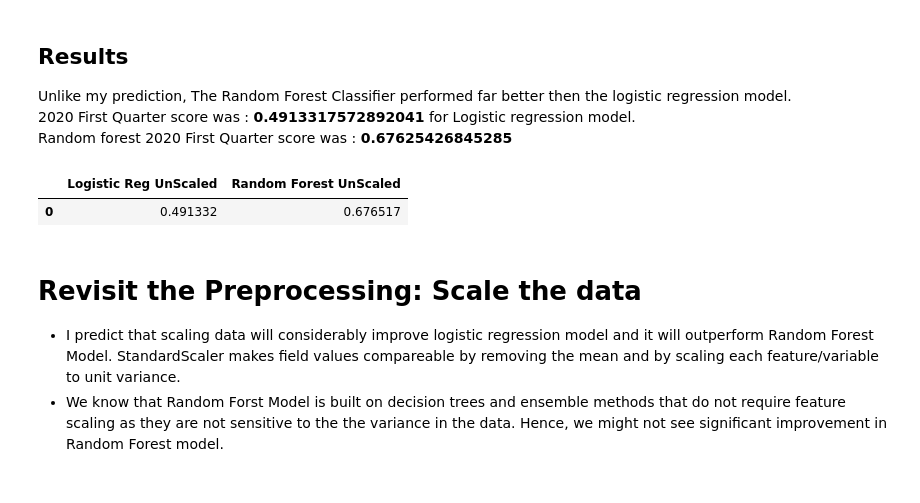
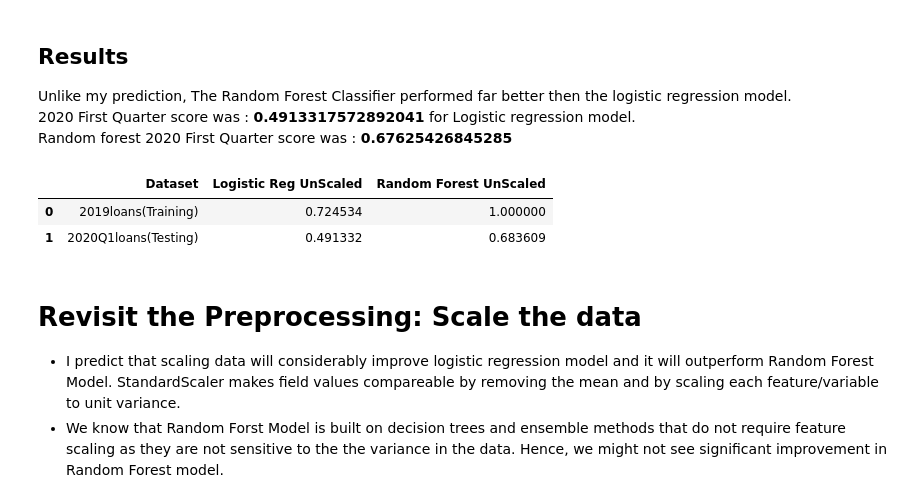
Before and after one commit to V-MalM/Predicting-Credit-Risk-Supervised-ML, a Jupyter notebook: Credit Risk Evaluator.ipynb, the cells around one changed output. Drawn from its saved outputs; the diff is of its cells as text; code cells hidden in the pictures.

```diff
--- a/Credit Risk Evaluator.ipynb
+++ b/Credit Risk Evaluator.ipynb
@@ -244,7 +244,7 @@ ValidationCurve(ax=<AxesSubplot:title={'center':'Validation Curve for RandomFore
                 param_range=array([ 2,  4,  6,  8, 10]), scoring='accuracy')
 # %%
 # Train the Random Forest Classifier model on unscaled data using best parameters from validation_curve.
-model_unscaledRF = RandomForestClassifier(n_estimators=200, max_depth=60, min_samples_split=8)
+model_unscaledRF = RandomForestClassifier(n_estimators=300, max_depth=30, min_samples_split=5)
 model_unscaledRF.fit(X_train, y_train)
 
 
@@ -295,18 +295,26 @@ Random forest 2020 First Quarter score was : **0.67625426845285**
 # %%
 if (LR_US_Tst_Par_scr >= LR_US_Tst_scr):
     LR_US_Tst_scr = LR_US_Tst_Par_scr
 if (RF_US_Tst_Par_scr >= RF_US_Tst_scr):
     RF_US_Tst_scr = RF_US_Tst_Par_scr
 if (LR_US_Tr_Par_scr >= LR_US_Tr_scr):
     LR_US_Tr_scr = LR_US_Tr_Par_scr
 if (RF_US_Tr_Par_scr >= RF_US_Tr_scr):
     RF_US_Tr_scr = RF_US_Tr_Par_scr
 
-pd.DataFrame(data=[[LR_US_Tst_scr,RF_US_Tst_scr]],
-columns=['Logistic Reg UnScaled', 'Random Forest UnScaled'])
+# pd.DataFrame(data=[[LR_US_Tst_scr,RF_US_Tst_scr]],
+# columns=['Logistic Reg UnScaled', 'Random Forest UnScaled'])
+
+final_results_us = pd.DataFrame(
+    data={'Dataset':['2019loans(Training)', '2020Q1loans(Testing)'], \
+    'Logistic Reg UnScaled':[LR_US_Tr_scr,LR_US_Tst_scr],\
+    'Random Forest UnScaled':[RF_US_Tr_scr,RF_US_Tst_scr]
+    })
+final_results_us
 # %% [output]
-|  | Logistic Reg UnScaled | Random Forest UnScaled |
-| 0 | 0.491332 | 0.676517 |
+|  | Dataset | Logistic Reg UnScaled | Random Forest UnScaled |
+| 0 | 2019loans(Training) | 0.724534 | 1.000000 |
+| 1 | 2020Q1loans(Testing) | 0.491332 | 0.683609 |
 # %% [markdown]
 # Revisit the Preprocessing: Scale the data
  * I predict that scaling data will considerably improve logistic regression model and it will outperform Random Forest Model.
```
Also changed, not shown: parts of 9 cells of this notebook.
